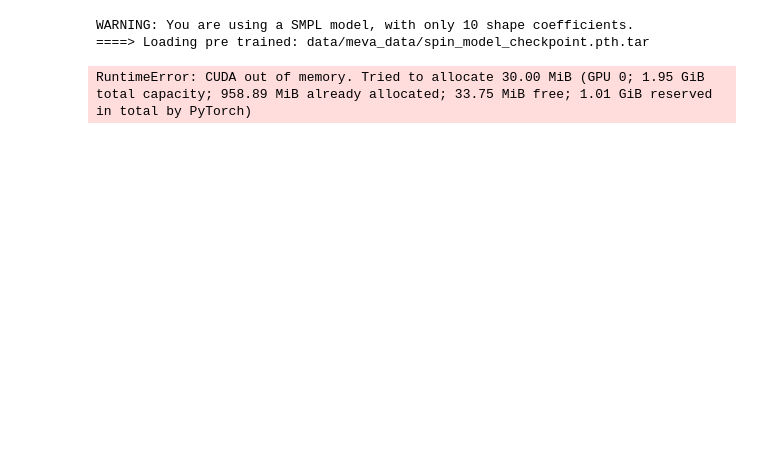
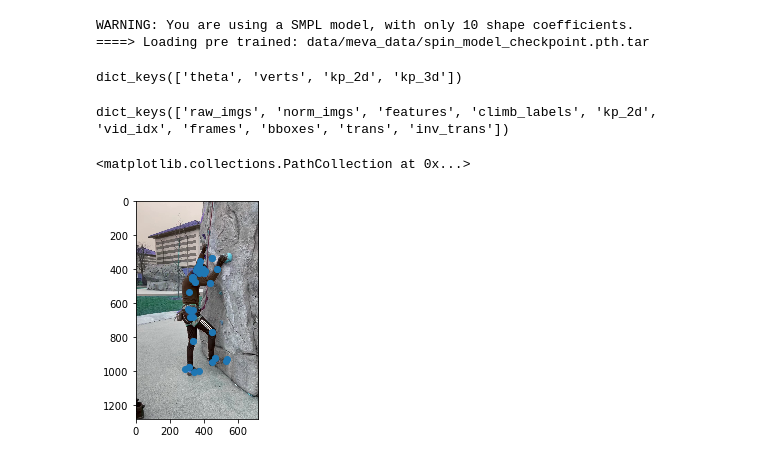
Before and after one commit to 2food/APEC, a Jupyter notebook: hmr.ipynb, the cells around one changed output. Saved outputs shown, nothing was run; the diff lists cells and outputs as text; code cells hidden in the pictures; blank space fills up the shorter version.

```diff
--- a/hmr.ipynb
+++ b/hmr.ipynb
@@ -16,3 +13,8 @@ vid = mmcv.video.VideoReader(vid_file)
+# %%
+vid_folder = 'videos'
+anno_folder = '/media/tormod/Den Lille/Thesis/annotations'
+out_folder = '/media/tormod/Den Lille/Thesis/hmr_features'
+c = data.ClimbingDataset(vid_folder, anno_folder, 'all', seq_len=1)#, feature_folder=out_folder)
 # %%
 hmr = get_pretrained_hmr()
 # %% [output]
@@ -28,7 +23,29 @@ def spin_predict_feature(hmr, img):
-# %%
-out_folder = 'features'
-for img in vid:
-    feat = spin_predict_feature(hmr, img)
-    np.save(f'{out_folder}/{stripped_name}/{i:06d}')
-# %% [output]
-RuntimeError: CUDA out of memory. Tried to allocate 30.00 MiB (GPU 0; 1.95 GiB total capacity; 958.89 MiB already allocated; 33.75 MiB free; 1.01 GiB reserved in total by PyTorch)
+# %%
+hmr.eval()
+d = c[0]
+imgs = d['norm_imgs']
+imgs = imgs[:2]
+imgs = imgs.float().to('cuda')
+feat, out = hmr(imgs, return_features=True)
+# %%
+out[0].keys()
+# %% [output]
+dict_keys(['theta', 'verts', 'kp_2d', 'kp_3d'])
+# %%
+d.keys()
+# %% [output]
+dict_keys(['raw_imgs', 'norm_imgs', 'features', 'climb_labels', 'kp_2d', 'vid_idx', 'frames', 'bboxes', 'trans', 'inv_trans'])
+# %%
+import matplotlib.pyplot as plt
+img = d['raw_imgs'][0]
+norm_img = d['norm_imgs'][0]
+plt.imshow(img)
+kp_2d = out[0]['kp_2d'].cpu().detach().numpy()[0]
+kp_2d = image_utils.normalize_2d_kp(kp_2d, inv=True)
+#kp_3d = out[0]['kp_3d'].cpu().detach().numpy()[0]
+for n_jt in range(kp_2d.shape[0]):
+    kp_2d[n_jt, :2] = image_utils.trans_point2d(kp_2d[n_jt], d['inv_trans'][0])
+plt.scatter(kp_2d[:,0], kp_2d[:,1])
+# %% [output]
+<matplotlib.collections.PathCollection at 0x...>
+[figure, added]
```
Also changed, not shown: parts of 7 cells of this notebook, 12 other files.
